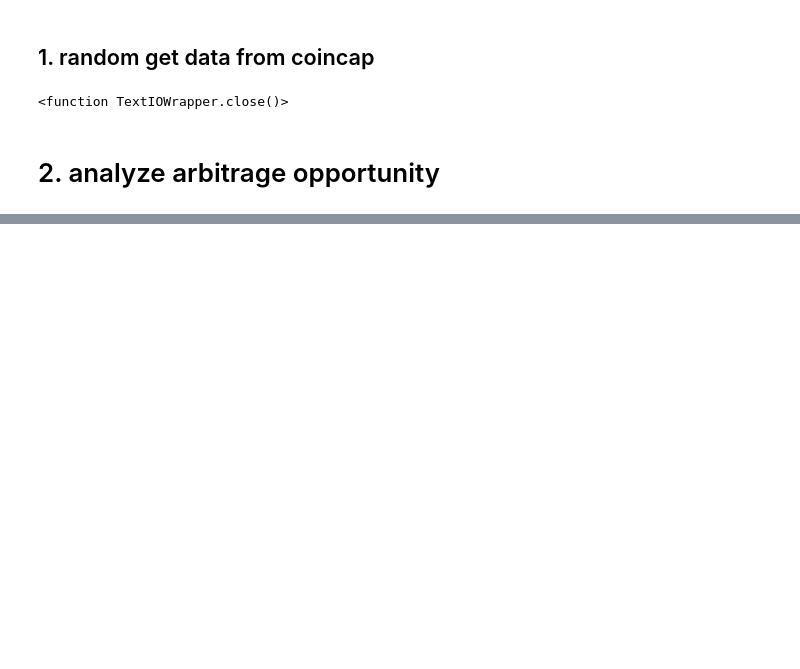
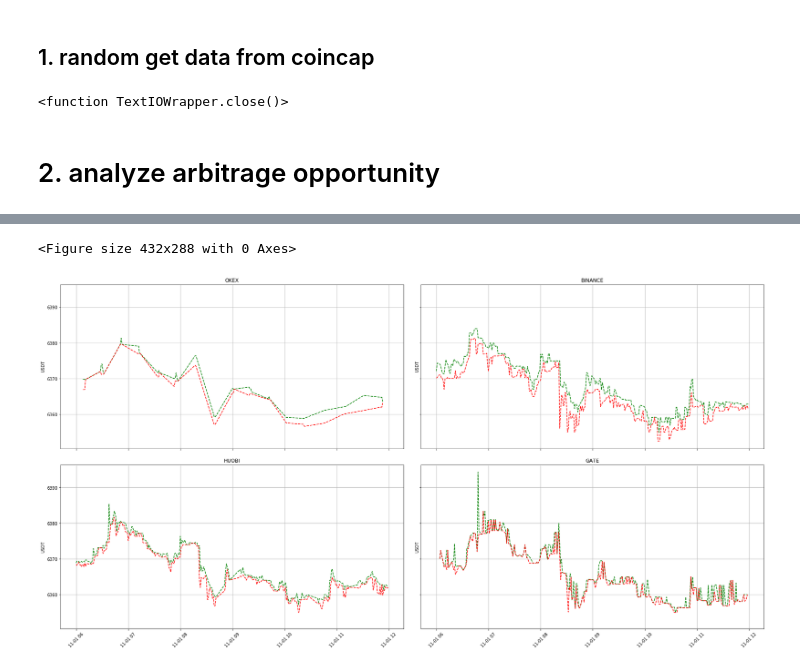
Before and after one commit to bellyfat/CCAT-Python, a Jupyter notebook: example/coincap.btc.m1.random.get.and.analyze.example.ipynb, the cells around one changed output, grey strips where cells are left out. Cells and saved outputs as stored; diff of their text form; code cells hidden in the pictures; blank space fills up the shorter version.

Commit message:
add high low plot

```diff
--- a/example/coincap.btc.m1.random.get.and.analyze.example.ipynb
+++ b/example/coincap.btc.m1.random.get.and.analyze.example.ipynb
@@ -157,0 +148,58 @@ print(len(gateQuotes))
+# %%
+# draw random data of Okex Binance Huobi Gate
+
+%matplotlib inline
+
+plt.figure()
+fig, axs = plt.subplots(2, 2, sharex=True, sharey=True, figsize=(24,12))
+fig.tight_layout() #调整整体空白
+plt.subplots_adjust(wspace =0.05, hspace =0.1) #调整子图间距
+
+axs[0, 0].xaxis_date()
+axs[0, 0].set_title("OKEX")
+axs[0, 0].set_ylabel("USDT")
+axs[0, 0].grid(True)
+for tick in axs[0, 0].get_xticklabels():
+    tick.set_rotation(45)
+#mpf.candlestick_ohlc(axs[0, 0], np.array(okexQuotes.reset_index()[['period', 'open', 'high', 'low', 'close']]),
+#                     width=0.0005, colorup='green', colordown='red')
+axs[0, 0].plot(okexQuotes['period'], okexQuotes['high'], 'g--',  label='high')
+axs[0, 0].plot(okexQuotes['period'], okexQuotes['low'], 'r--',  label='low')
+
+axs[0, 1].xaxis_date()
+axs[0, 1].set_title("BINANCE")
+axs[0, 1].set_ylabel("USDT")
+axs[0, 1].grid(True)
+for tick in axs[0, 1].get_xticklabels():
+    tick.set_rotation(45)
+#mpf.candlestick_ohlc(axs[0, 1], np.array(binanceQuotes.reset_index()[['period', 'open', 'high', 'low', 'close']]),
+#                     width=0.0005, colorup='green', colordown='red')
+axs[0, 1].plot(binanceQuotes['period'], binanceQuotes['high'], 'g--',  label='high')
+axs[0, 1].plot(binanceQuotes['period'], binanceQuotes['low'], 'r--',  label='low')
+
+axs[1, 0].xaxis_date()
+axs[1, 0].set_title("HUOBI")
+axs[1, 0].set_ylabel("USDT")
+axs[1, 0].grid(True)
+for tick in axs[1, 0].get_xticklabels():
+    tick.set_rotation(45)
+#mpf.candlestick_ohlc(axs[1, 0], np.array(huobiQuotes.reset_index()[['period', 'open', 'high', 'low', 'close']]),
+#                     width=0.0005, colorup='green', colordown='red')
+axs[1, 0].plot(huobiQuotes['period'], huobiQuotes['high'], 'g--',  label='high')
+axs[1, 0].plot(huobiQuotes['period'], huobiQuotes['low'], 'r--',  label='low')
+
+axs[1, 1].xaxis_date()
+axs[1, 1].set_title("GATE")
+axs[1, 1].set_ylabel("USDT")
+axs[1, 1].grid(True)
+for tick in axs[1, 1].get_xticklabels():
+    tick.set_rotation(45)
+#mpf.candlestick_ohlc(axs[1, 1], np.array(gateQuotes.reset_index()[['period', 'open', 'high', 'low', 'close']]),
+#                     width=0.0005, colorup='green', colordown='red')
+axs[1, 1].plot(gateQuotes['period'], gateQuotes['high'], 'g--',  label='high')
+axs[1, 1].plot(gateQuotes['period'], gateQuotes['low'], 'r--',  label='low')
+
+plt.show()
+# %% [output]
+<Figure size 432x288 with 0 Axes>
+[figure, added]
```
Also changed, not shown: parts of 3 cells of this notebook, 13 other files.
